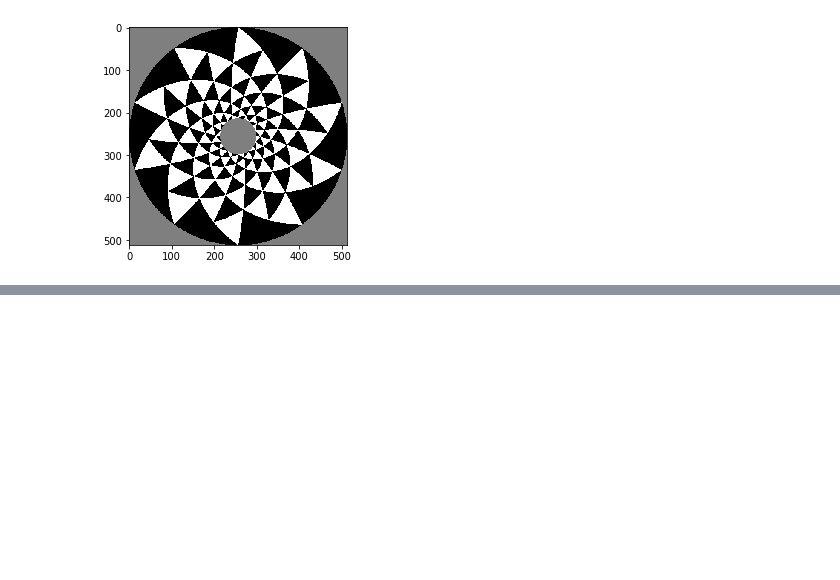
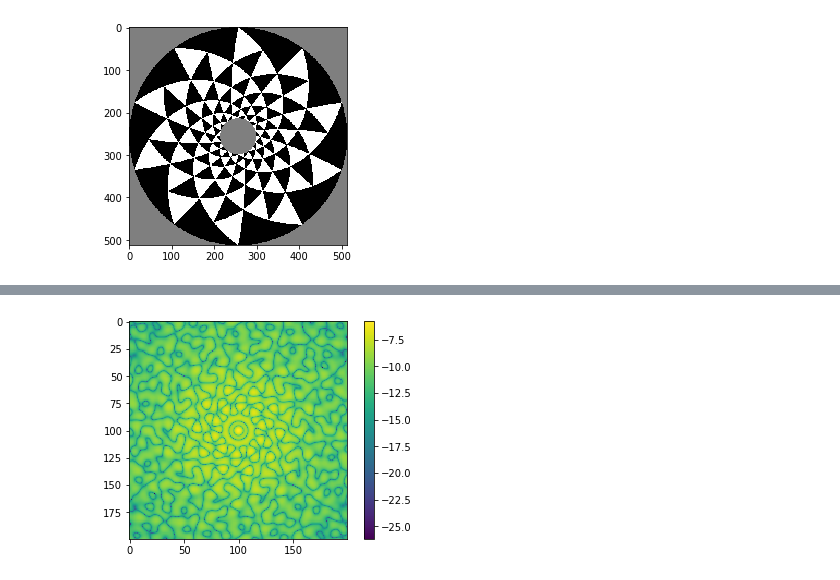
Before and after one commit to benjaminpope/toliman, a Jupyter notebook: image_modelling/notebooks/phase pattern.ipynb, the cells around one changed output, grey strips where cells are left out. Cells and saved outputs as stored; diff of their text form; code cells hidden in the pictures; blank space fills up the shorter version.

```diff
--- a/image_modelling/notebooks/phase pattern.ipynb
+++ b/image_modelling/notebooks/phase pattern.ipynb
@@ -108,0 +151,8 @@ prescription_vals['phase_func'] = spiral
+# %%
+%matplotlib inline
+import matplotlib.pyplot as plt
+plt.imshow(np.log10(np.abs(wavefront[1024-100:1024+100, 1024-100:1024+100])**2)) #,cmap='binary')
+plt.colorbar()
+plt.show()
+# %% [output]
+[figure, added]
```
Also changed, not shown: parts of 11 cells of this notebook, 2 other files.
